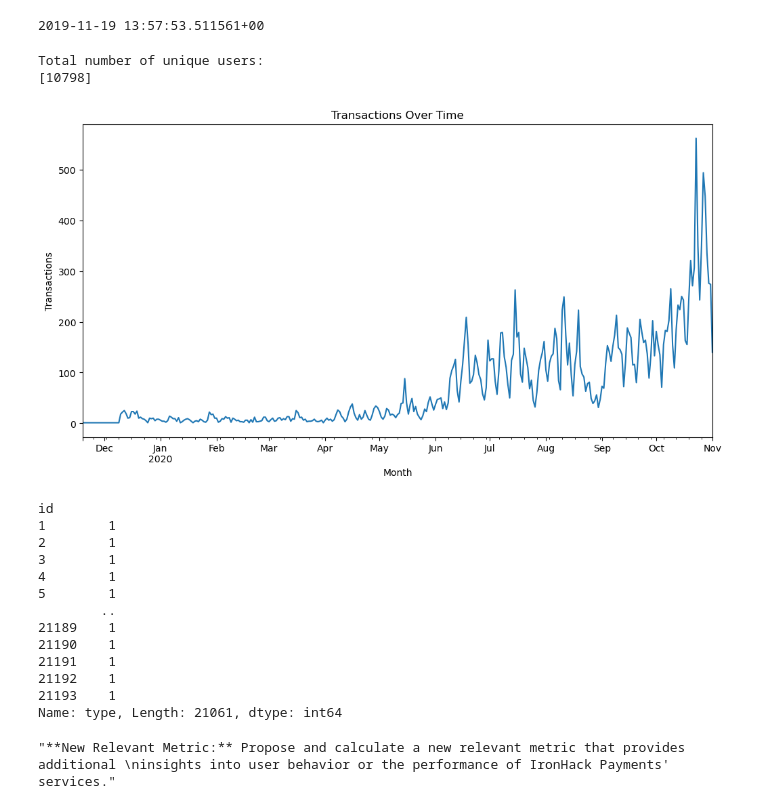
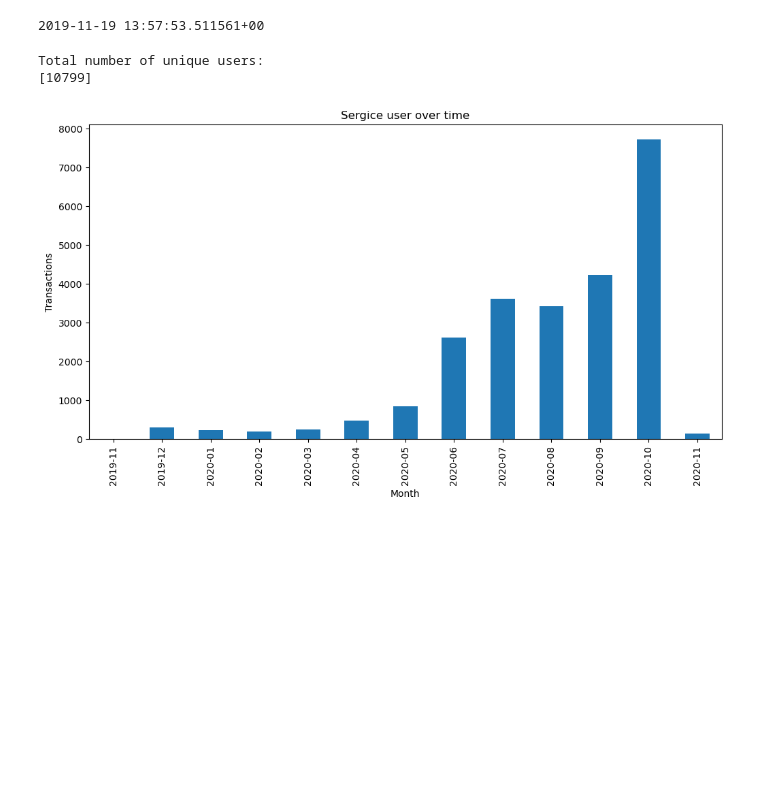
Before and after one commit to ironhack-labs/project-1-ironhack-payments-2-en, a Jupyter notebook: main.ipynb, the cells around one changed output. Drawn from its saved outputs; the diff is of its cells as text; code cells hidden in the pictures; blank space fills up the shorter version.

```diff
--- a/main.ipynb
+++ b/main.ipynb
@@ -334,73 +352,36 @@ print(df_cash['created_at'].min())
 # %%
 ### Metrics to Analyze
 
 """You will calculate and analyze the following metrics for each cohort:"""
 
 # METRIC 1.
 """**Frequency of Service Usage:**
 Understand how often users
 from each cohort utilize IronHack Payments' cash advance services over time.
 
 For this metric we are going to build the cohorts based on "USER_ID" and "created_at"
 """
 
-# Create a cohort by "USER_ID" and "AMOUNT":
+# Number of unique users:
 target_columns = ["user_id", "amount"]
 columns_to_colapse = ["user_id"]
 aggregations = ['count', 'sum', 'mean', 'max', 'min']
-users = df_cash[target_columns].groupby(by=columns_to_colapse).agg(aggregations)
+users = df_cash_cleaned[target_columns].groupby(by=columns_to_colapse).agg(aggregations)
 
 print("Total number of unique users:")
-print(users.count().unique())
+print(users.count().unique()) # 10798 unique users
 
-# Create a cohort based on "created_at" and "user_id". Important to group time data by MONTH "M"
-df_cash['created_at'] = pd.to_datetime(df_cash['created_at'])
-service_usage = df_cash.groupby(df_cash['created_at'].dt.to_period("D"))['amount'].count()
+# Create the cohorts based on "created_at" and "user_id". Important to group time data by MONTH "M"
+df_cash_cleaned['created_at'] = pd.to_datetime(df_cash_cleaned['created_at'])
+cohorts = df_cash_cleaned.groupby(df_cash_cleaned['created_at'].dt.to_period("M"))['amount'].count()
 
 # Create the visualization chart using "plt" to see the number of transactions per month, over time
-service_usage.plot(figsize=(12, 6))
-plt.title('Transactions Over Time')
+cohorts.plot.bar(figsize=(12, 6))
+plt.title('Sergice user over time')
 plt.xlabel('Month')
 plt.ylabel('Transactions')
 plt.show()
-
-# METRIC 2.
-"""**Incident Rate:** Determine the incident rate, specifically focusing on payment incidents, for each cohort.
-Identify if there are variations in incident rates among different cohorts."""
-
-# Create a cohort based on "type".
-
-type = df_fees[['type', 'id']].groupby(['type'])['id'].count()
-df_fees['created_at'] = pd.to_datetime(df_fees['created_at'])
-
-df_incidents = df_fees[df_fees["type"] == "incident"]
-print(type)
-
-
-
-# METRIC 3.
-"""**Revenue Generated by the Cohort:** Calculate the total revenue generated by
-each cohort over months to assess the financial impact of user behavior."""
-
-
-# METRIC 4.
-"""**New Relevant Metric:** Propose and calculate a new relevant metric that provides additional
-insights into user behavior or the performance of IronHack Payments' services."""
 # %% [output]
 Total number of unique users:
-[10798]
+[10799]
-[figure, old version]
+[figure, new version]
-id
-1        1
-2        1
-3        1
-4        1
-5        1
-        ..
-21189    1
-21190    1
-21191    1
-21192    1
-21193    1
-Name: type, Length: 21061, dtype: int64
-"**New Relevant Metric:** Propose and calculate a new relevant metric that provides additional \ninsights into user behavior or the performance of IronHack Payments' services."
```
Also changed, not shown: parts of 11 cells of this notebook, 1 other file.
